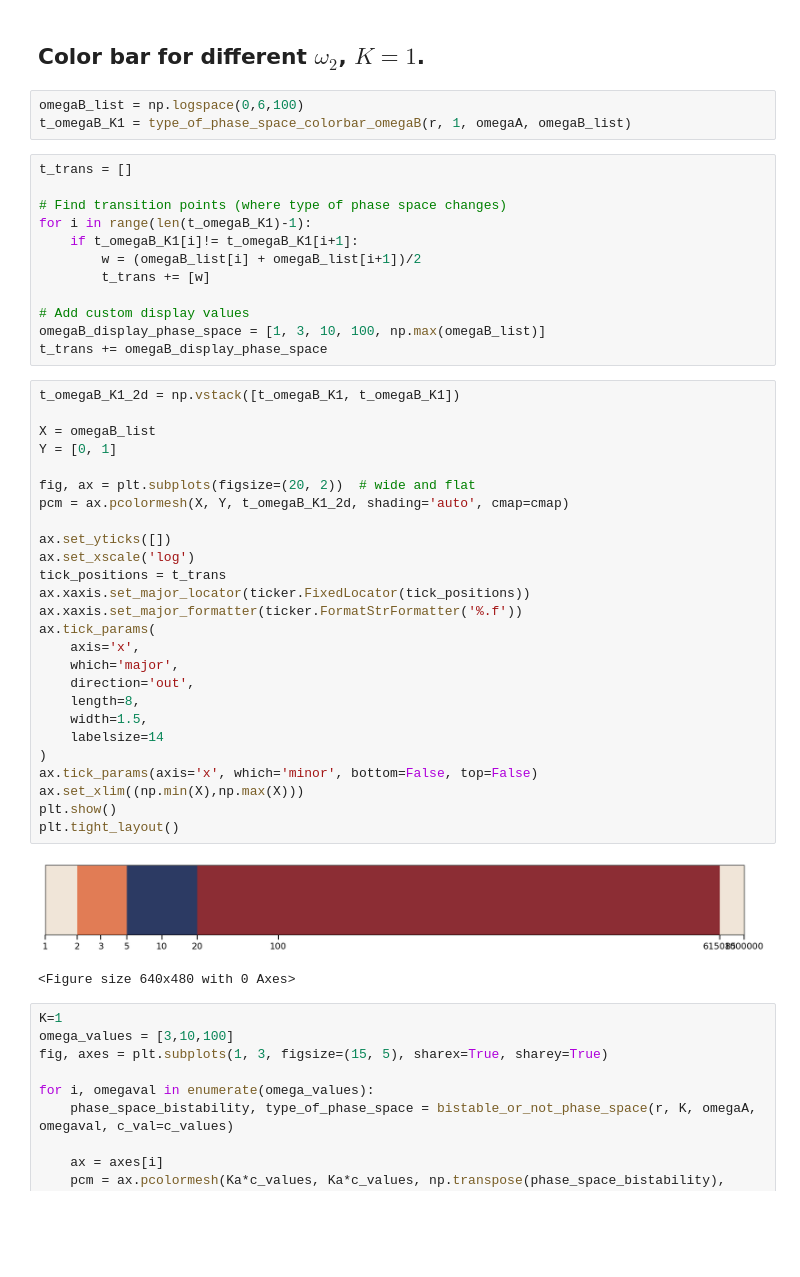
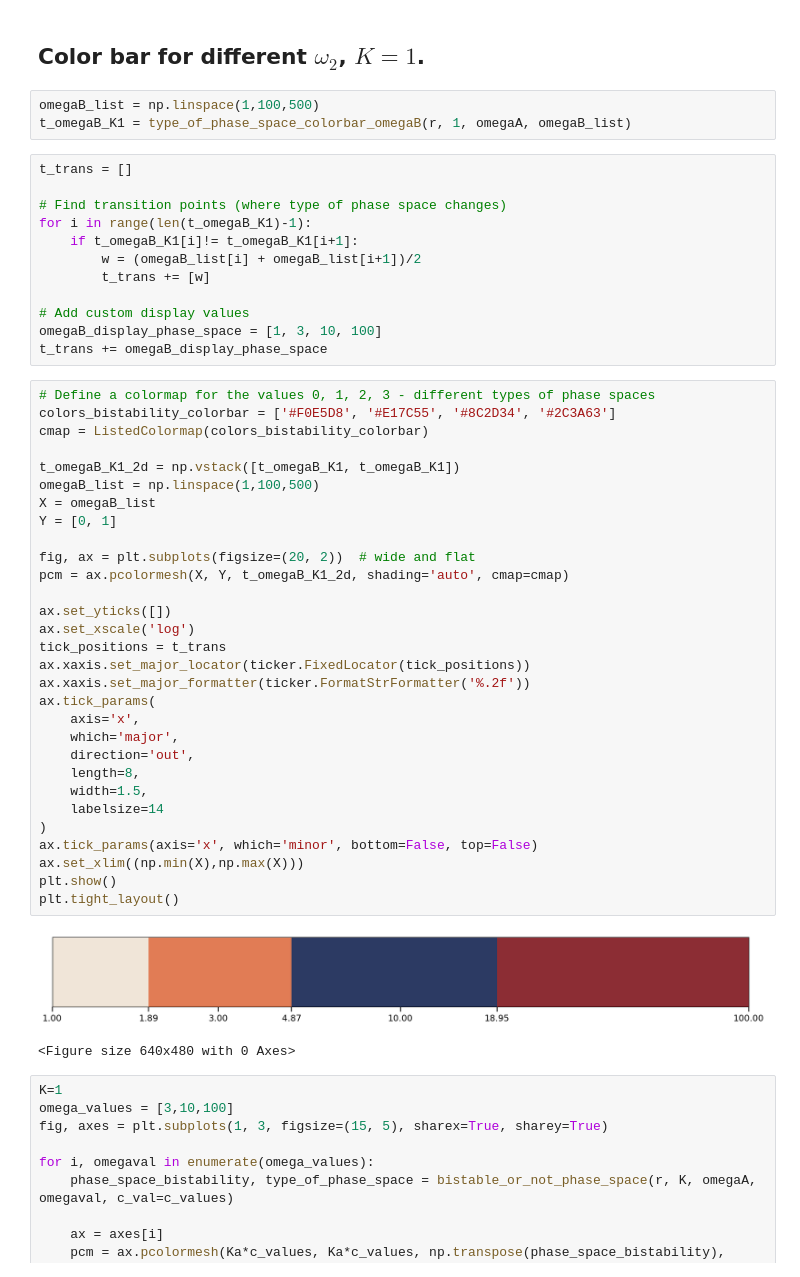
Before and after one commit to RPGroup-PBoC/2025_inducers, a Jupyter notebook: mutualrepression/Figure_17.ipynb, the cells around one changed output. Drawn from its saved outputs; the diff is of its cells as text; blank space fills up the shorter version.

Commit message:
updated code figure 17

```diff
--- a/mutualrepression/Figure_17.ipynb
+++ b/mutualrepression/Figure_17.ipynb
@@ -246,7 +259,7 @@ cbar.outline.set_visible(False)
 # %% [markdown]
 ## Color bar for different $\omega_2$, $K=1$.
 # %%
-omegaB_list = np.logspace(0,6,100)
+omegaB_list = np.linspace(1,100,500)
 t_omegaB_K1 = type_of_phase_space_colorbar_omegaB(r, 1, omegaA, omegaB_list)
 # %%
 t_trans = []
@@ -258,36 +271,40 @@ for i in range(len(t_omegaB_K1)-1):
         t_trans += [w]
 
 # Add custom display values
-omegaB_display_phase_space = [1, 3, 10, 100, np.max(omegaB_list)]
+omegaB_display_phase_space = [1, 3, 10, 100]
 t_trans += omegaB_display_phase_space
 # %%
+# Define a colormap for the values 0, 1, 2, 3 - different types of phase spaces
+colors_bistability_colorbar = ['#F0E5D8', '#E17C55', '#8C2D34', '#2C3A63']
+cmap = ListedColormap(colors_bistability_colorbar)
+
 t_omegaB_K1_2d = np.vstack([t_omegaB_K1, t_omegaB_K1])
-
+omegaB_list = np.linspace(1,100,500)
 X = omegaB_list
 Y = [0, 1]
 
 fig, ax = plt.subplots(figsize=(20, 2))  # wide and flat
 pcm = ax.pcolormesh(X, Y, t_omegaB_K1_2d, shading='auto', cmap=cmap)
 
 ax.set_yticks([])
 ax.set_xscale('log')
 tick_positions = t_trans
 ax.xaxis.set_major_locator(ticker.FixedLocator(tick_positions))
-ax.xaxis.set_major_formatter(ticker.FormatStrFormatter('%.f'))
+ax.xaxis.set_major_formatter(ticker.FormatStrFormatter('%.2f'))
 ax.tick_params(
     axis='x',
     which='major',
     direction='out',
     length=8,
     width=1.5,
     labelsize=14
 )
 ax.tick_params(axis='x', which='minor', bottom=False, top=False)
 ax.set_xlim((np.min(X),np.max(X)))
 plt.show()
 plt.tight_layout()
 # %% [output]
-[figure, old version]
+[figure, new version]
 <Figure size 640x480 with 0 Axes>
 # %%
 K=1
```
Also changed, not shown: parts of 8 cells of this notebook.
